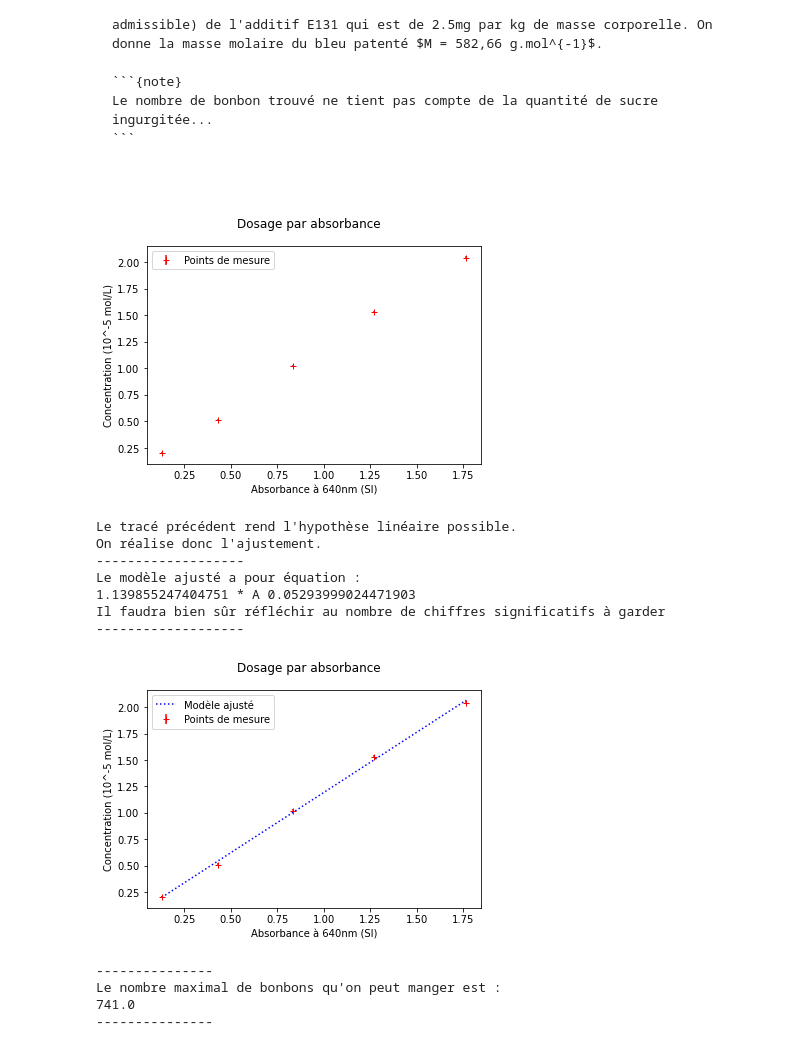
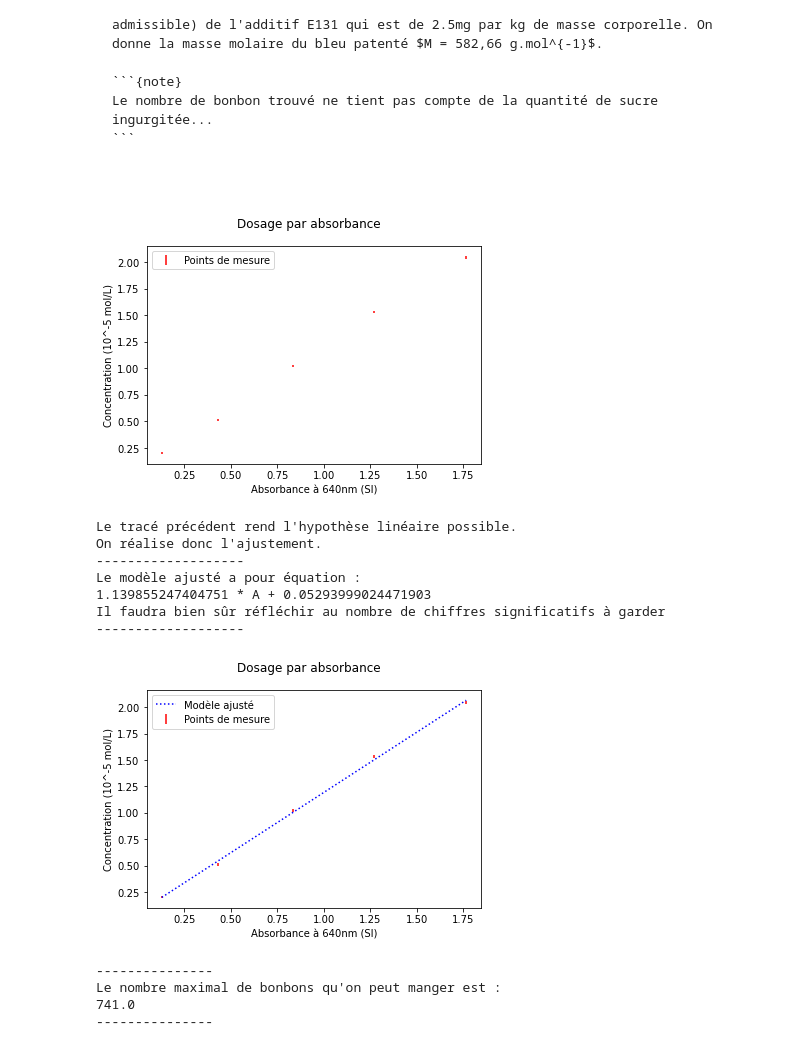
Before and after one commit to pcsi3physiquestan/intro_python_td, a Jupyter notebook: _sources/notebook/exo_polyfit.ipynb, the cells around one changed output. Drawn from its saved outputs; the diff is of its cells as text; code cells hidden in the pictures.

```diff
--- a/_sources/notebook/exo_polyfit.ipynb
+++ b/_sources/notebook/exo_polyfit.ipynb
@@ -200,32 +208,32 @@ Le nombre de bonbon trouvé ne tient pas compte de la quantité de sucre ingurgi
 # %%
 import numpy as np
 import matplotlib.pyplot as plt
 
 Vi = np.array([1, 2.50, 5.00, 7.50, 10.00])
 Ai = np.array([0.128, 0.428, 0.833, 1.267, 1.765])
 
 Vt = 10  # V_T en mL
 C0 = 2.04  # On n'introduit pas la puissance 10^-5
 u1 = 0.05  # Incertitude sur les volumes en mL
 
 """Calcul des Ci et uCi. On utilise la vectorialisation des vecteurs numpy"""
 Ci = C0 * Vi / Vt  # Calcul des Ci, on n'introduit pas la puissance 10^-5
 uCi = C0 * u1 / Vt * np.sqrt(1 + (Ci / C0) ** 2)  # Calcul des uCi
 
 
 """Tracé des points de mesures"""
 f, ax = plt.subplots()
 f.suptitle("Dosage par absorbance")
 ax.set_xlabel("Absorbance à 640nm (SI)")
 ax.set_ylabel("Concentration (10^-5 mol/L)")
 
-ax.errorbar(Ai, Ci, yerr=uCi, label="Points de mesure", marker='+', linestyle='', color='red')
+ax.errorbar(Ai, Ci, yerr=uCi, label="Points de mesure", linestyle='', color='red')
 
 ax.legend()
 
 plt.show()  # A commenter si on veut afficher le graphique suivant.
 # %% [output]
-[figure, old version]
+[figure, new version]
 # %%
 print("Le tracé précédent rend l'hypothèse linéaire possible.")
 print("On réalise donc l'ajustement.")
@@ -234,7 +242,7 @@ p = np.polyfit(Ai, Ci, 1)  # Réalisation de l'ajustement affine
 
 print("-------------------")
 print("Le modèle ajusté a pour équation :")
-print(str(p[0]) + " * A " + str(p[1]))
+print(str(p[0]) + " * A + " + str(p[1]))
 print("Il faudra bien sûr réfléchir au nombre de chiffres significatifs à garder")
 print("-------------------")
 
@@ -252,10 +260,10 @@ Le tracé précédent rend l'hypothèse linéaire possible.
 On réalise donc l'ajustement.
 -------------------
 Le modèle ajusté a pour équation :
-1.139855247404751 * A 0.05293999024471903
+1.139855247404751 * A + 0.05293999024471903
 Il faudra bien sûr réfléchir au nombre de chiffres significatifs à garder
 -------------------
-[figure, old version]
+[figure, new version]
 # %%
 """Le modèle étant plutôt cohérent avec les points de mesures, on va l'utiliser pour évaluer Cf"""
 Af = 0.665
```
Also changed, not shown: parts of 1 cell of this notebook, 6 other files.
